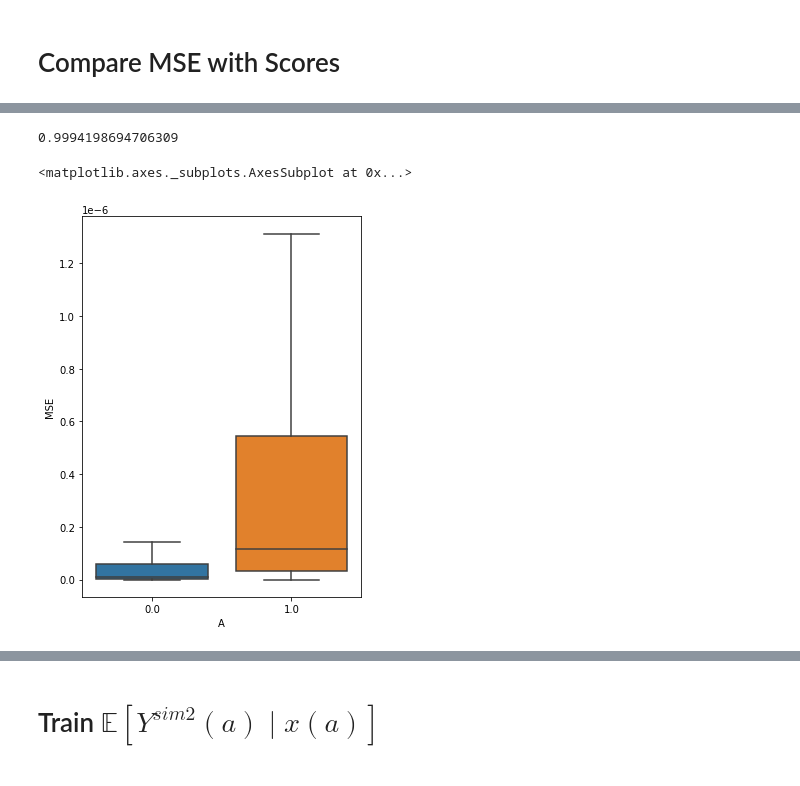
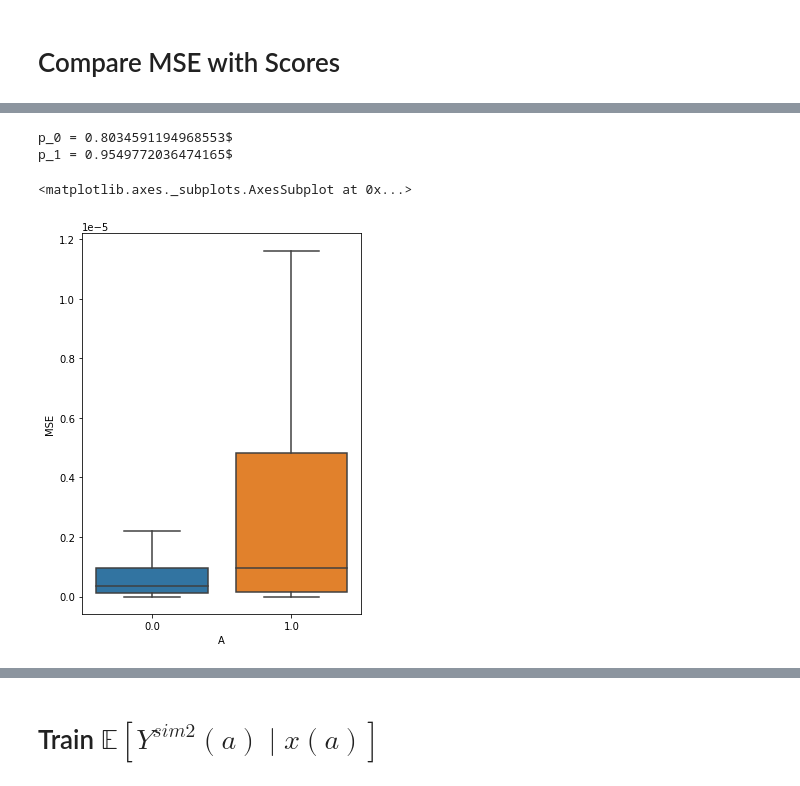
Before and after one commit to faaizT/CausalTwinAssessment, a Jupyter notebook: Cartpole Simulator.ipynb, the cells around one changed output, grey strips where cells are left out. Cells and saved outputs as stored; diff of their text form; code cells hidden in the pictures.

```diff
--- a/Cartpole Simulator.ipynb
+++ b/Cartpole Simulator.ipynb
@@ -479,0 +582,16 @@ torch.save({
+# %%
+for epoch in tqdm(range(100)):
+    for X, Y in trainloader:
+        prediction = ymin_net(X)     # input x and predict based on x
+
+        loss = loss_func(prediction, Y)     # must be (1. nn output, 2. target)
+
+        optimizer.zero_grad()   # clear gradients for next train
+        loss.backward()         # backpropagation, compute gradients
+        optimizer.step()        # apply gradients
+    with torch.no_grad():
+        test_loss = 0
+        for Xtest, Ytest in testloader:
+            test_loss += loss_func(ymin_net(Xtest), Ytest)
+        test_loss = test_loss/len(testloader)
+        losses.append(test_loss.item())
@@ -530,3 +659,6 @@ torch.save({
     'model_state_dict': sim_net.state_dict(),
     'optimizer_state_dict': optimizer.state_dict()
 }, PATH)
+# %%
+checkpoint = torch.load(PATH)
+sim_net.load_state_dict(checkpoint['model_state_dict'])
@@ -542,7 +676,6 @@ sim_data.head()
 # %% [markdown]
 # Compare MSE with Scores
 # %%
-obs_data_test = sim_data.copy()
 obs_data_test_raw = (obs_data_test[x_columns] - df_partial[x_columns].mean())/df_partial[x_columns].std()
 # %%
 obs_data_test_copy = obs_data_test.copy()
@@ -554,11 +687,14 @@ with torch.no_grad():
     Y = torch.FloatTensor(obs_data_test[f'{outcome}_t1'].values)
     mse = torch.square(sim_pred - Y)
     pol_val = torch.nn.Softmax(dim=1)(policy(X_val))[torch.arange(A_val.shape[0]), A_val.to(torch.long)]
+    ymin = ymin_net(torch.column_stack((X_val, A_val))).reshape(-1)*df_partial[outcome].std() + df_partial[outcome].mean()
+    ymax = ymax_net(torch.column_stack((X_val, A_val))).reshape(-1)*df_partial[outcome].std() + df_partial[outcome].mean()
     obs_data_test_copy['MSE'] = mse.numpy()
-    obs_data_test_copy['LB'] = (pred*pol_val - (1-pol_val)*0.418).numpy()
-    obs_data_test_copy['UB'] = (pred*pol_val + (1-pol_val)*0.418).numpy()
+    obs_data_test_copy['LB'] = (pred*pol_val + (1-pol_val)*ymin).numpy()
+    obs_data_test_copy['UB'] = (pred*pol_val + (1-pol_val)*ymax).numpy()
     obs_data_test_copy[f'Sim_{outcome}_t1'] = sim_pred.numpy()
     obs_data_test_copy['In bounds'] = (obs_data_test_copy['LB'] <= obs_data_test_copy[f'Sim_{outcome}_t1']).apply(int) * (obs_data_test_copy['UB'] >= obs_data_test_copy[f'Sim_{outcome}_t1']).apply(int)
+    obs_data_test_copy['Bound length'] = obs_data_test_copy['UB'] - obs_data_test_copy['LB']
 # %%
 obs_data_test_copy.head()
 # %% [output]
@@ -579,12 +715,15 @@ obs_data_test_copy.loc[obs_data_test_copy['A']==1, 'MSE'].mean()
 # %%
-((obs_data_test_copy['In bounds']==1) & (obs_data_test_copy['A']==1)).sum()/(obs_data_test_copy['A']==1).sum()
+p0 = ((obs_data_test_copy['In bounds']==1) & (obs_data_test_copy['A']==0)).sum()/(obs_data_test_copy['A']==0).sum()
+p1 = ((obs_data_test_copy['In bounds']==1) & (obs_data_test_copy['A']==1)).sum()/(obs_data_test_copy['A']==1).sum()
+print(f'p_0 = {p0}$')
+print(f'p_1 = {p1}$')
 # %% [output]
-0.9994198694706309
+p_0 = 0.8034591194968553$
+p_1 = 0.9549772036474165$
 # %%
 import seaborn as sns
 fig, axs = plt.subplots(1, figsize=(5,7))
-obs_data_test_copy['A'] = obs_data_test_copy['A'].apply(str)
-sns.boxplot(y='MSE',x='A', data=obs_data_test_copy, ax=axs, showfliers=False)
+sns.boxplot(y='MSE',x='A', data=obs_data_test_copy.astype({'A': 'str'}), ax=axs, showfliers=False)
 # %% [output]
 <matplotlib.axes._subplots.AxesSubplot at 0x...>
-[figure, old version]
+[figure, new version]
```
Also changed, not shown: parts of 47 cells of this notebook.
